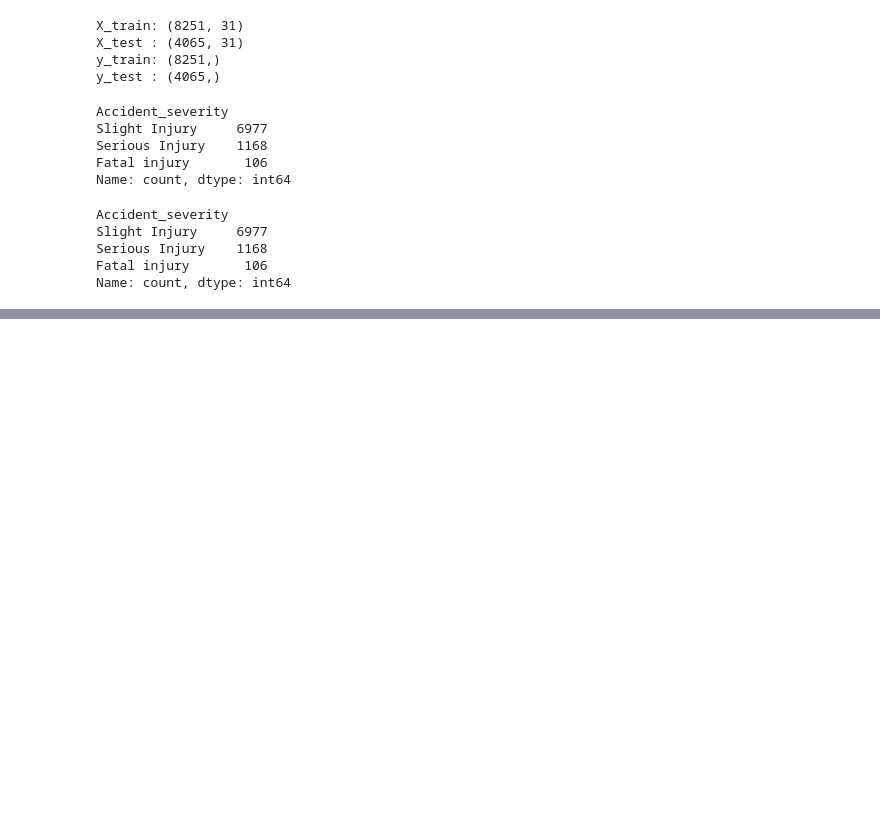
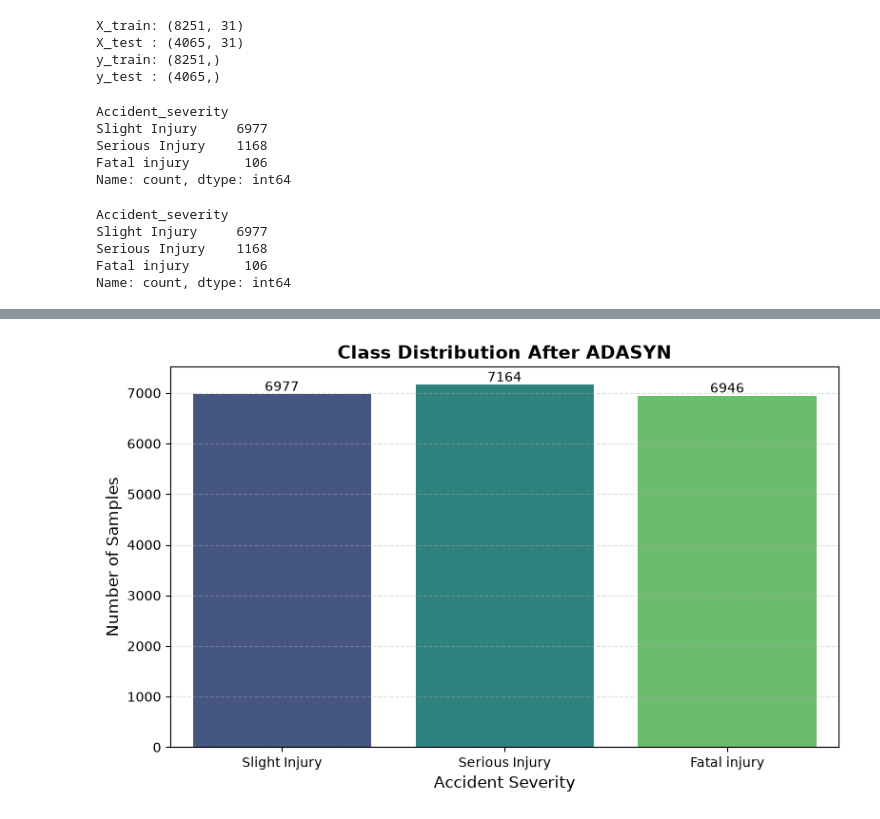
Before and after one commit to Pranjali-3/road-accident-severity-analysis, a Jupyter notebook: road_accident.ipynb, the cells around one changed output, grey strips where cells are left out. Saved outputs shown, nothing was run; the diff lists cells and outputs as text; code cells hidden in the pictures; blank space fills up the shorter version.

```diff
--- a/road_accident.ipynb
+++ b/road_accident.ipynb
@@ -6,7 +6,7 @@ import matplotlib.pyplot as plt
 import numpy as np
 # %%
 #load dataset
-df=pd.read_csv(r"C:\Users\Welcome\Downloads\Road.csv (1).zip")
+df=pd.read_csv(r"D:\jss_internship\Road.csv")
 # %%
 #first five rows
 df.head()
@@ -308,7 +308,7 @@ Observation
 
 The dataset was divided into independent variables (X) and the target variable (y). The independent variables contain all accident-related information, while the target variable represents the accident severity to be predicted.
 # %%
-X=df.drop('Accident_severity',axis=1)
+X=df.drop(['Accident_severity', 'Time'],axis=1)
 y=df['Accident_severity']
 print(X.shape)
 print(y.shape)
@@ -319,3 +319,12 @@ print(y.shape)
 Observation
 
 The dataset was split into training and testing sets using an 80:20 ratio. The stratify parameter was used to preserve the distribution of accident severity classes in both sets, ensuring a fair evaluation of the machine learning model.
+# %%
+from sklearn.preprocessing import LabelEncoder
+
+le = LabelEncoder()
+
+categorical_cols = X.select_dtypes(include=['object', 'string']).columns
+
+for col in categorical_cols:
+    X[col] = le.fit_transform(X[col].astype(str))
@@ -372,0 +486,28 @@ ValueError: could not convert string to float: 'Thursday'
+# %%
+import matplotlib.pyplot as plt
+import seaborn as sns
+
+plt.figure(figsize=(8,5))
+
+ax = sns.countplot(
+    x=y_train_resampled,
+    palette="viridis"
+)
+
+# Add value labels on top of each bar
+for container in ax.containers:
+    ax.bar_label(container)
+
+plt.title("Class Distribution After ADASYN", fontsize=14, fontweight='bold')
+
+plt.xlabel("Accident Severity", fontsize=12)
+
+plt.ylabel("Number of Samples", fontsize=12)
+
+plt.grid(axis='y', linestyle='--', alpha=0.4)
+
+plt.tight_layout()
+
+plt.show()
+# %% [output]
+[figure, added]
```
Also changed, not shown: parts of 15 cells of this notebook.
